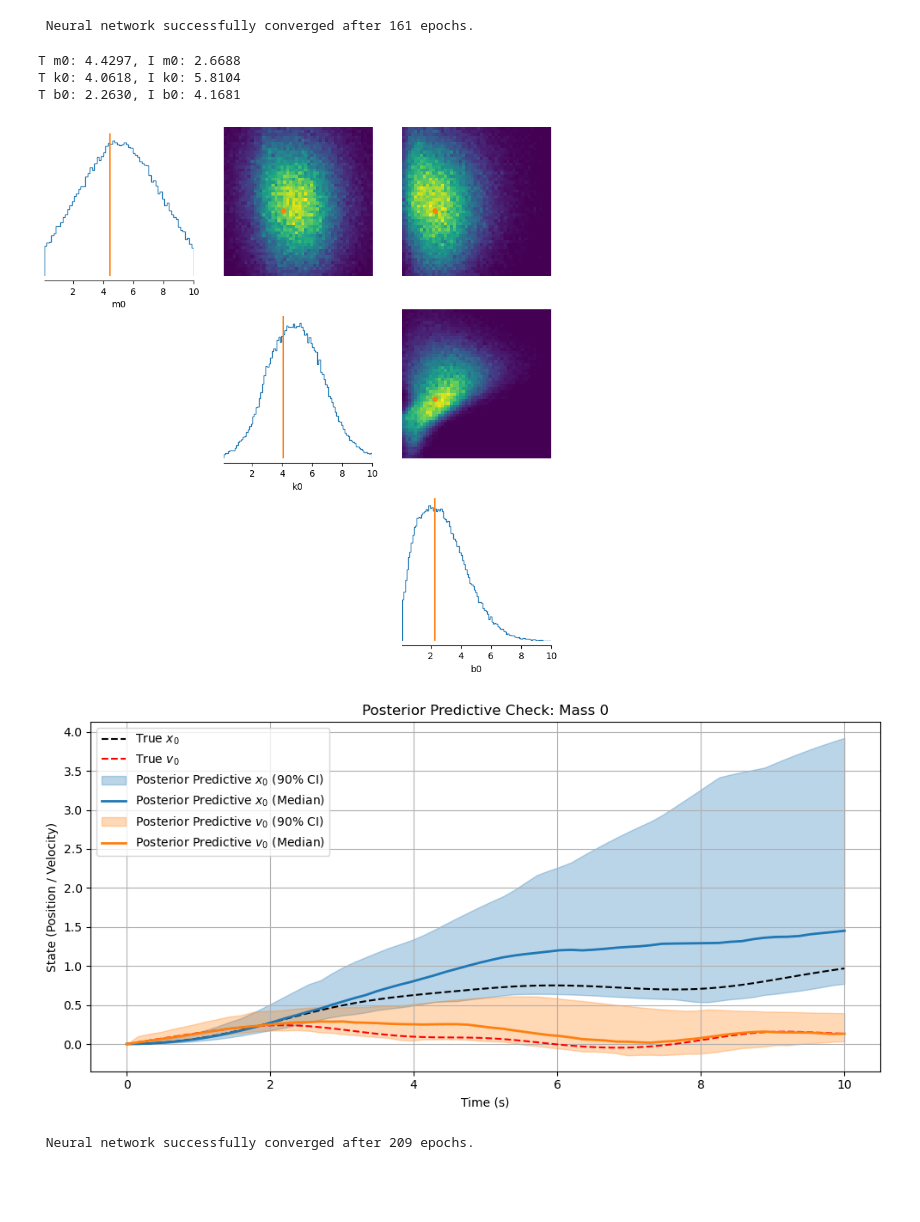
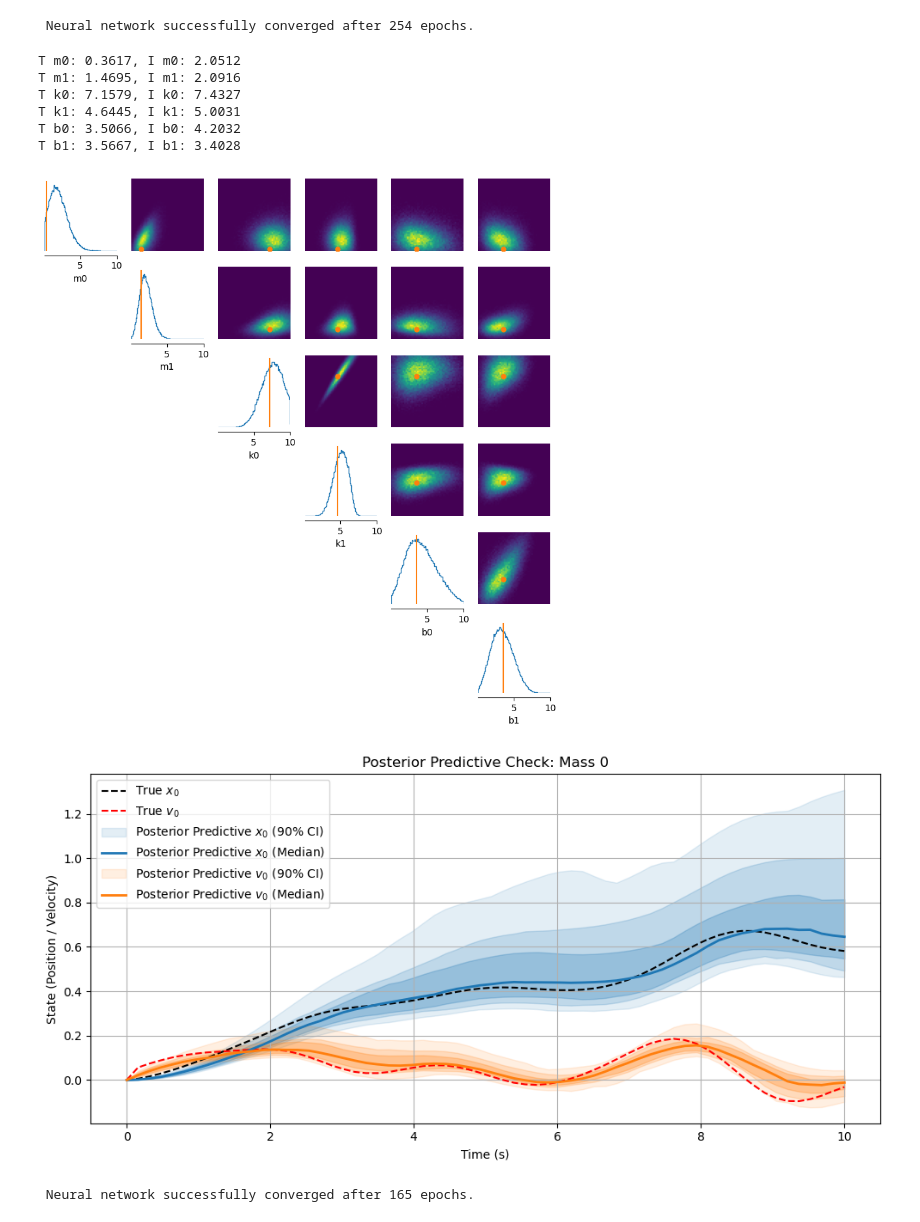
Before and after one commit to skcajs/pandora, a Jupyter notebook: notebooks/simulation_based_inference/msd/multi-msd-expl-stachostic.ipynb, the cells around one changed output. Drawn from its saved outputs; the diff is of its cells as text; code cells hidden in the pictures; blank space fills up the shorter version.

```diff
--- a/notebooks/simulation_based_inference/msd/multi-msd-expl-stachostic.ipynb
+++ b/notebooks/simulation_based_inference/msd/multi-msd-expl-stachostic.ipynb
@@ -197,26 +195,26 @@ prior = sbi_utils.BoxUniform(
 
 prior, num_parameters, prior_returns_numpy = process_prior(prior)
 
-simulator_wrapper = process_simulator(
+simulator_wrapper0 = process_simulator(
     simulator,
     prior,
     prior_returns_numpy
 )
 
-check_sbi_inputs(simulator_wrapper, prior)
+check_sbi_inputs(simulator_wrapper0, prior)
 
 # Create inference object
-inference = NPE(prior)
+inference0 = NPE(prior)
 # %%
-theta, x = simulate_for_sbi(simulator_wrapper, prior, num_simulations=num_simulations)
+theta0, x0 = simulate_for_sbi(simulator_wrapper0, prior, num_simulations=num_simulations)
 # %%
 # Train the inference network
-density_estimator = inference.append_simulations(theta, x).train()
+density_estimator0 = inference0.append_simulations(theta0, x0).train()
 
 # Build posterior
-posterior = inference.build_posterior(density_estimator)
+posterior0 = inference0.build_posterior(density_estimator0)
 # %% [output]
- Neural network successfully converged after 161 epochs.
+ Neural network successfully converged after 254 epochs.
 # %%
 def get_param_labels_and_values(sample, num_masses):
     """
@@ -235,44 +236,31 @@ def get_param_labels_and_values(sample, num_masses):
 # %%
-def get_param_labels_and_values(sample, num_masses):
-    """
-    Given a sample tensor and number of masses, returns a list of parameter values and their labels.
-    Assumes sample shape is (1, 3*num_masses) or (3*num_masses,).
-    """
-    sample = sample.flatten()
-    m = sample[:num_masses].tolist()
-    k = sample[num_masses:2*num_masses].tolist()
-    b = sample[2*num_masses:3*num_masses].tolist()
-    params = m + k + b
-    labels = [f"m{i}" for i in range(num_masses)] + \
-             [f"k{i}" for i in range(num_masses)] + \
-             [f"b{i}" for i in range(num_masses)]
-    return params, labels
-
-sample = prior.sample((1,))
-observed_data = simulator(sample.numpy()[0])
-observed_data = torch.tensor(observed_data, dtype=torch.float32)
+observed_data0 = simulator(sample.numpy()[0])
+observed_data0 = torch.tensor(observed_data0, dtype=torch.float32)
 # Infer parameters
-samples = posterior.sample((100000,), x=observed_data)
+samples0 = posterior0.sample((100000,), x=observed_data0)
 # Get posterior mean (or median)
-mean_sample = samples.mean(dim=0)  # shape: (3 * num_masses,)
-params, labels = get_param_labels_and_values(mean_sample, num_masses)
+mean_sample0 = samples0.mean(dim=0)  # shape: (3 * num_masses,)
+params, labels = get_param_labels_and_values(mean_sample0, num_masses)
 for i, label in enumerate(labels):
     print(f"T {label}: {sample[0][i]:.4f}, I {label}: {params[i]:.4f}")
 # %% [output]
-T m0: 4.4297, I m0: 2.6688
-T k0: 4.0618, I k0: 5.8104
-T b0: 2.2630, I b0: 4.1681
+T m0: 0.3617, I m0: 2.0512
+T m1: 1.4695, I m1: 2.0916
+T k0: 7.1579, I k0: 7.4327
+T k1: 4.6445, I k1: 5.0031
+T b0: 3.5066, I b0: 4.2032
+T b1: 3.5667, I b1: 3.4028
 # %%
 from sbi import analysis
 
 fig, ax = analysis.pairplot(
-    samples,
+    samples0,
     points=sample,
     labels=labels,
     limits=[[float(l), float(h)] for l, h in zip(prior.base_dist.low.numpy(), prior.base_dist.high.numpy())]
 )
 # %% [output]
-[figure, old version]
+[figure, new version]
 # %%
 def plot_posterior_prediction_band(
     posterior,
@@ -345,8 +320,8 @@ def plot_posterior_prediction_band(
 # %%
-force_func = generate_stochastic_force(num_timesteps, num_masses)
+# force_func = generate_stochastic_force(num_timesteps, num_masses, 42)
 # Ground truth trajectory
 true_params = sample.flatten()
-t_real, x_real, v_real = multi_msd_simulator_raw(true_params, force_func)
+t_real, x_real, v_real = multi_msd_simulator_raw(true_params, force_func())
 x_o = extract_summary_statistics_multimass(t_real, x_real, v_real)
 
 # Plot
@@ -358,10 +333,10 @@ plt.plot(t_real, v_real[:, 0], '--r', label='True $v_0$')
 
 # Posterior predictions
 plot_posterior_prediction_band(
-    posterior,
+    posterior0,
     x_o,
     simulator_raw=multi_msd_simulator_raw,
-    force_func=lambda: force_func,
+    force_func=force_func,
     mass_index=0,
     num_samples=100,
     plot_position=True,
@@ -377,7 +352,7 @@ plt.grid(True)
 plt.tight_layout()
 plt.show()
 # %% [output]
-[figure, old version]
+[figure, new version]
 # %%
 def stack_xv(x, v):
     """
@@ -470,7 +445,7 @@ def msd_hybrid(theta, simulator_raw, summary_fn, force_fn):
     return hybrid_vector.astype(np.float32)
 # %%
 sequence_net = LSTMEmbedding(num_masses)
-embedding_net = HybridEmbedding(seq_embed_net=sequence_net, stats_dim=11, num_masses=num_masses, seq_len=num_timesteps)
+embedding_net = HybridEmbedding(seq_embed_net=sequence_net, stats_dim=11*num_masses, num_masses=num_masses, seq_len=num_timesteps)
 
 density_estimator = posterior_nn(model='maf', embedding_net=embedding_net)
 inference = NPE(prior=prior, density_estimator=density_estimator)
@@ -480,15 +455,15 @@ simulator_wrapper = process_simulator(
         theta,
         simulator_raw=multi_msd_simulator_raw,
         summary_fn=extract_summary_statistics_multimass,
-        force_fn=lambda: generate_stochastic_force(num_timesteps, num_masses)
+        force_fn=lambda: generate_stochastic_force(num_timesteps, num_masses) # must use seed of zero here
     ),
     prior,
     prior_returns_numpy
 )
-
 theta, x = simulate_for_sbi(simulator_wrapper, prior, num_simulations=num_simulations)
-_ = inference.append_simulations(theta, x).train()
-posterior = inference.build_posterior()
-# %% [output]
- Neural network successfully converged after 209 epochs.
+# %%
+_ = inference.append_simulations(theta, x).train()
+posterior = inference.build_posterior()
+# %% [output]
+ Neural network successfully converged after 165 epochs.
 # %%
```
Also changed, not shown: parts of 10 cells of this notebook, 10 other files.
